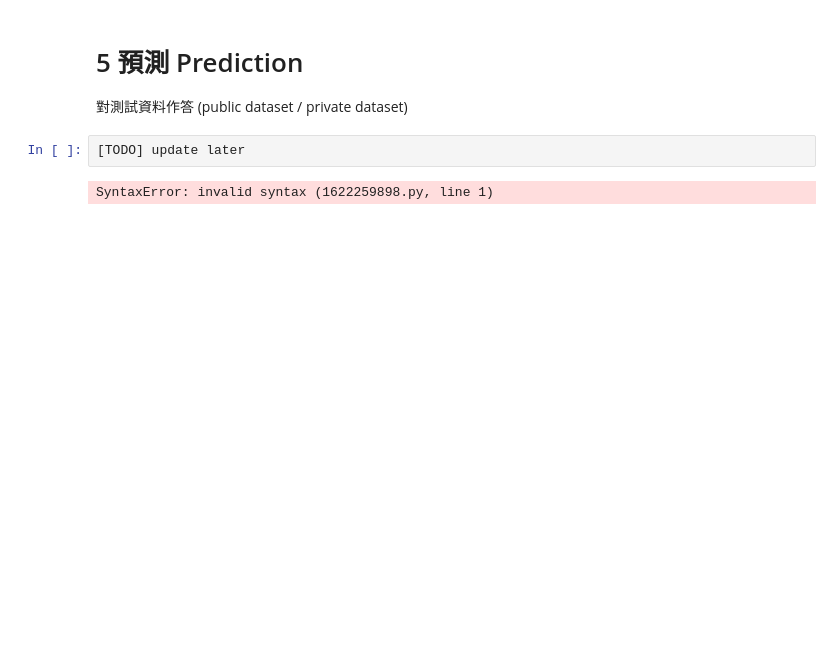
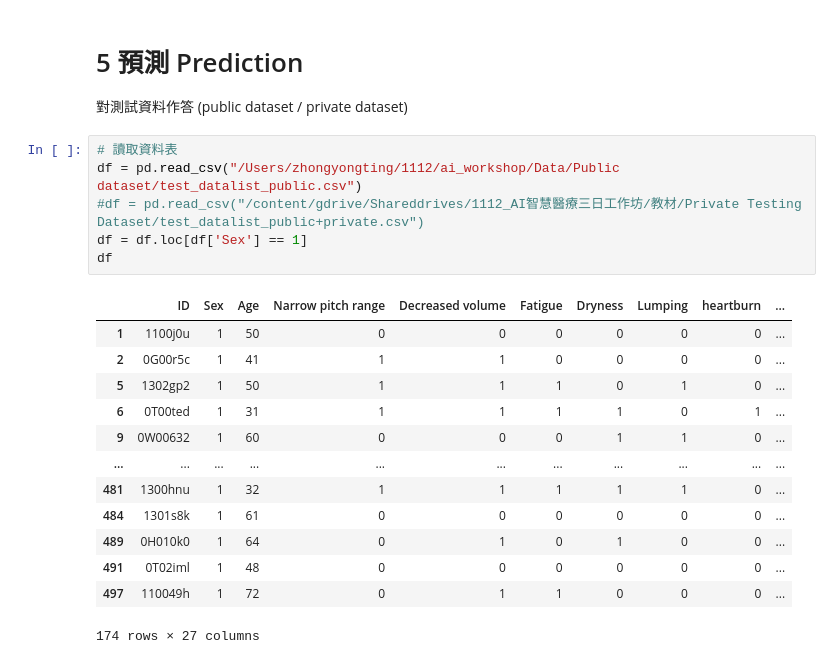
Before and after one commit to chungchungtin/1112, a Jupyter notebook: ai_workshop/Code/SeperateSex/unisexCNN_sex1.ipynb, the cells around one changed output. Saved outputs shown, nothing was run; the diff lists cells and outputs as text; blank space fills up the shorter version.

```diff
--- a/ai_workshop/Code/SeperateSex/unisexCNN_sex1.ipynb
+++ b/ai_workshop/Code/SeperateSex/unisexCNN_sex1.ipynb
@@ -1173,7 +1185,23 @@ Validation UAR (Unweighted Average Recall) : 0.46444099378881987
 # %% [markdown]
 # 5 預測 Prediction
 對測試資料作答 (public dataset / private dataset)
-# %%
-[TODO] update later
-# %% [output]
-SyntaxError: invalid syntax (1622259898.py, line 1)
+# %%
+# 讀取資料表
+df = pd.read_csv("/Users/zhongyongting/1112/ai_workshop/Data/Public dataset/test_datalist_public.csv")
+#df = pd.read_csv("/content/gdrive/Shareddrives/1112_AI智慧醫療三日工作坊/教材/Private Testing Dataset/test_datalist_public+private.csv")
+df = df.loc[df['Sex'] == 1]
+df
+# %% [output]
+|  | ID | Sex | Age | Narrow pitch range | Decreased volume | Fatigue | Dryness | Lumping | heartburn | ... |
+| 1 | 1100j0u | 1 | 50 | 0 | 0 | 0 | 0 | 0 | 0 | ... |
+| 2 | 0G00r5c | 1 | 41 | 1 | 1 | 0 | 0 | 0 | 0 | ... |
+| 5 | 1302gp2 | 1 | 50 | 1 | 1 | 1 | 0 | 1 | 0 | ... |
+| 6 | 0T00ted | 1 | 31 | 1 | 1 | 1 | 1 | 0 | 1 | ... |
+| 9 | 0W00632 | 1 | 60 | 0 | 0 | 0 | 1 | 1 | 0 | ... |
+| ... | ... | ... | ... | ... | ... | ... | ... | ... | ... | ... |
+| 481 | 1300hnu | 1 | 32 | 1 | 1 | 1 | 1 | 1 | 0 | ... |
+| 484 | 1301s8k | 1 | 61 | 0 | 0 | 0 | 0 | 0 | 0 | ... |
+| 489 | 0H010k0 | 1 | 64 | 0 | 1 | 0 | 1 | 0 | 0 | ... |
+| 491 | 0T02iml | 1 | 48 | 0 | 0 | 0 | 0 | 0 | 0 | ... |
+| 497 | 110049h | 1 | 72 | 0 | 1 | 1 | 0 | 0 | 0 | ... |
+174 rows × 27 columns
```
Also changed, not shown: parts of 30 cells of this notebook, 8 other files.
